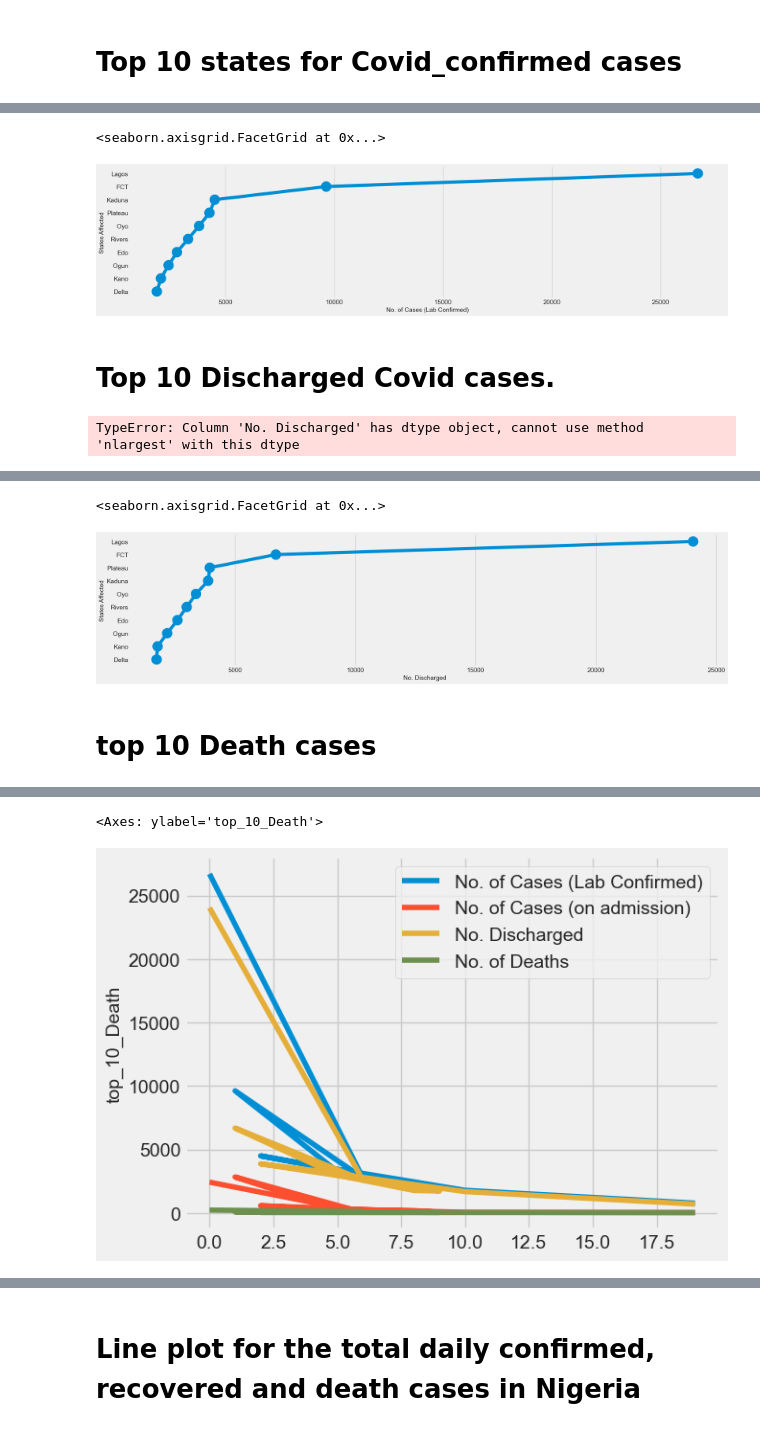
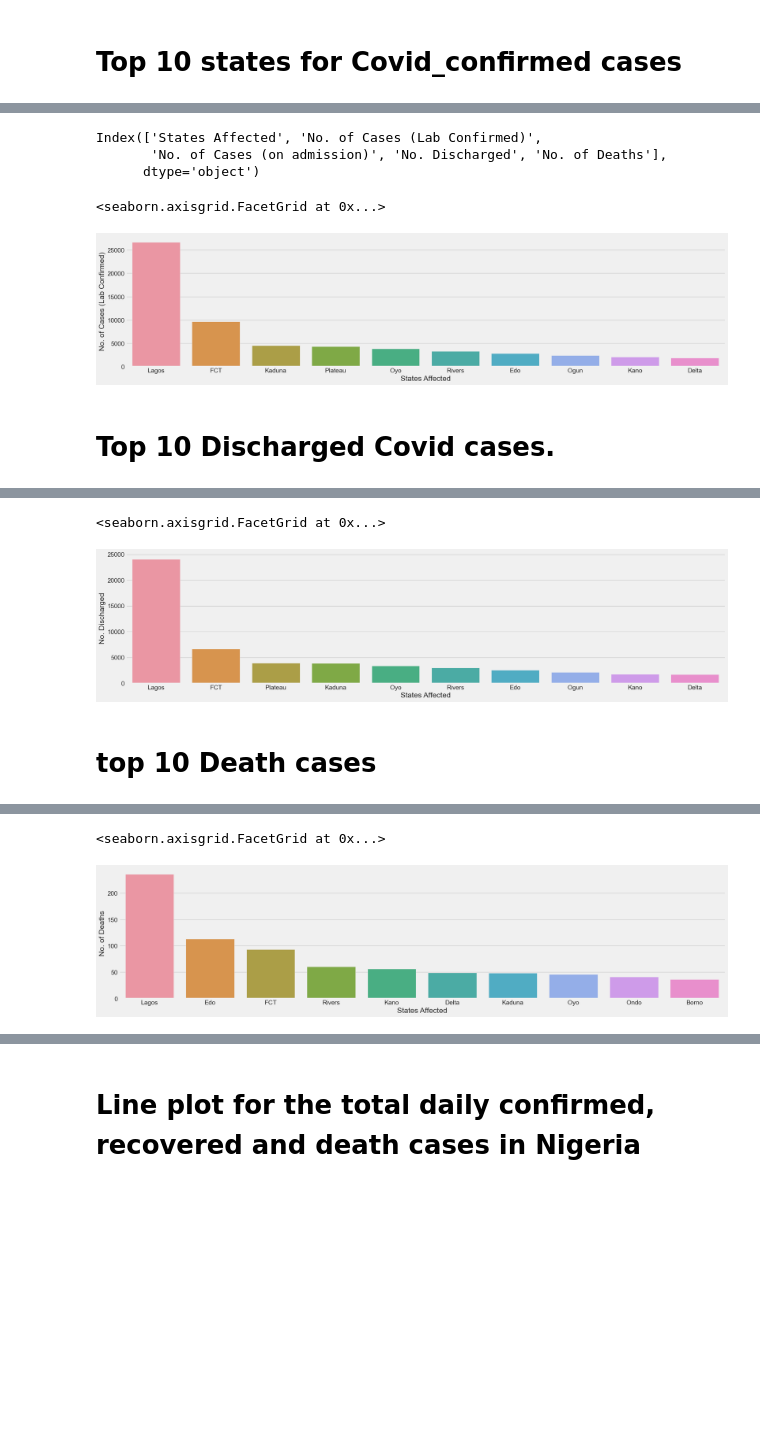
Before and after one commit to Ustacky-dev/Nigeria-COVID-19-Data-Analysis-Using-Python, a Jupyter notebook: My_Capstone Project-Copy1.ipynb, the cells around one changed output, grey strips where cells are left out. Saved outputs shown, nothing was run; the diff lists cells and outputs as text; code cells hidden in the pictures; blank space fills up the shorter version.

```diff
--- a/My_Capstone Project-Copy1.ipynb
+++ b/My_Capstone Project-Copy1.ipynb
@@ -799,14 +890,18 @@ top_10_confirmd
+# %%
+top_10_confirmd.columns
+# %% [output]
+Index(['States Affected', 'No. of Cases (Lab Confirmed)',
+       'No. of Cases (on admission)', 'No. Discharged', 'No. of Deaths'],
+      dtype='object')
 # %%
-sns.catplot(kind = 'point', data = top_10_confirmd, x = 'No. of Cases (Lab Confirmed)', y = 'States Affected', aspect = 4)
+sns.catplot(kind = 'bar', data = top_10_confirmd, x = 'States Affected', y = 'No. of Cases (Lab Confirmed)', aspect = 4)
 # %% [output]
 <seaborn.axisgrid.FacetGrid at 0x...>
-[figure, old version]
+[figure, new version]
 # %% [markdown]
 # Top 10  Discharged Covid cases.
 # %%
-top_10_Discharged = dfdf.nlargest(10, 'No. Discharged')
+top_10_Discharged = dfCovidNig.nlargest(10, 'No. Discharged')
-# %% [output]
-TypeError: Column 'No. Discharged' has dtype object, cannot use method 'nlargest' with this dtype
 # %%
 top_10_Discharged
 # %% [output]
@@ -822,14 +917,14 @@ top_10_Discharged
 | 8 | Kano | 2032 | 198 | 1778 | 56 |
 | 9 | Delta | 1843 | 57 | 1737 | 49 |
 # %%
-sns.catplot(kind = 'point', data = top_10_Discharged, x = 'No. Discharged', y = 'States Affected', aspect = 4)
+sns.catplot(kind = 'bar', data = top_10_Discharged, x = 'States Affected', y = 'No. Discharged', aspect = 4)
 # %% [output]
 <seaborn.axisgrid.FacetGrid at 0x...>
-[figure, old version]
+[figure, new version]
 # %% [markdown]
 # top 10 Death cases
 # %%
-top_10_Death= dfdf.nlargest(10, 'No. of Deaths')
+top_10_Death= dfCovidNig.nlargest(10, 'No. of Deaths')
 # %%
 top_10_Death
 # %% [output]
@@ -845,7 +940,7 @@ top_10_Death
 | 10 | Ondo | 1793 | 62 | 1690 | 41 |
 | 19 | Borno | 778 | 37 | 705 | 36 |
 # %%
-top_10_Death.plot(kind='line', ylabel = 'top_10_Death')
+sns.catplot(kind = 'bar', data = top_10_Death, x = 'States Affected', y = 'No. of Deaths', aspect = 4)
 # %% [output]
-<Axes: ylabel='top_10_Death'>
+<seaborn.axisgrid.FacetGrid at 0x...>
-[figure, old version]
+[figure, new version]
```
Also changed, not shown: parts of 73 cells of this notebook.
